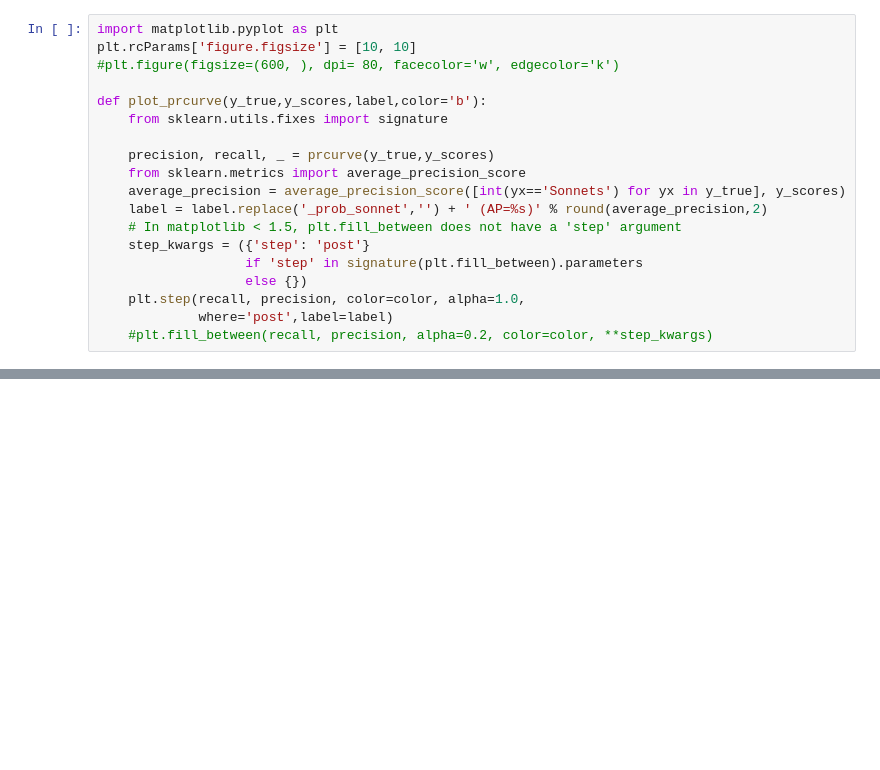
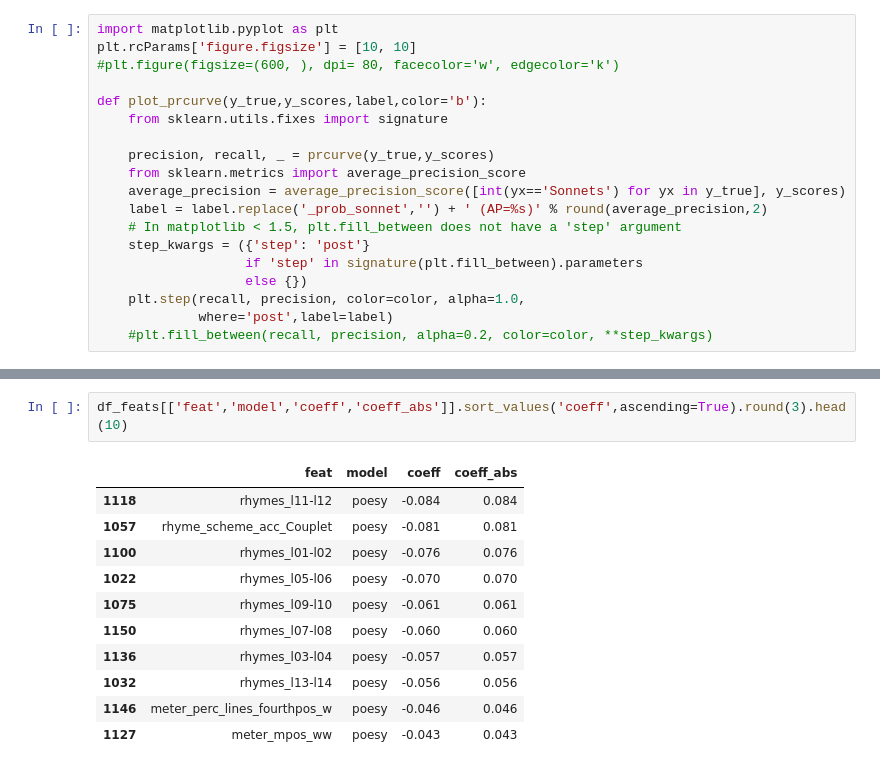
Before and after one commit to quadrismegistus/sonnetproject, a Jupyter notebook: Step3-CompareModels.ipynb, the cells around one changed output, grey strips where cells are left out. Drawn from its saved outputs; the diff is of its cells as text; blank space fills up the shorter version.

```diff
--- a/Step3-CompareModels.ipynb
+++ b/Step3-CompareModels.ipynb
@@ -332,0 +411,14 @@ pd.set_option('display.max_rows',5)
+# %%
+df_feats[['feat','model','coeff','coeff_abs']].sort_values('coeff',ascending=True).round(3).head(10)
+# %% [output]
+|  | feat | model | coeff | coeff_abs |
+| 1118 | rhymes_l11-l12 | poesy | -0.084 | 0.084 |
+| 1057 | rhyme_scheme_acc_Couplet | poesy | -0.081 | 0.081 |
+| 1100 | rhymes_l01-l02 | poesy | -0.076 | 0.076 |
+| 1022 | rhymes_l05-l06 | poesy | -0.070 | 0.070 |
+| 1075 | rhymes_l09-l10 | poesy | -0.061 | 0.061 |
+| 1150 | rhymes_l07-l08 | poesy | -0.060 | 0.060 |
+| 1136 | rhymes_l03-l04 | poesy | -0.057 | 0.057 |
+| 1032 | rhymes_l13-l14 | poesy | -0.056 | 0.056 |
+| 1146 | meter_perc_lines_fourthpos_w | poesy | -0.046 | 0.046 |
+| 1127 | meter_mpos_ww | poesy | -0.043 | 0.043 |
```
Also changed, not shown: parts of 35 cells of this notebook, 1 other file.
